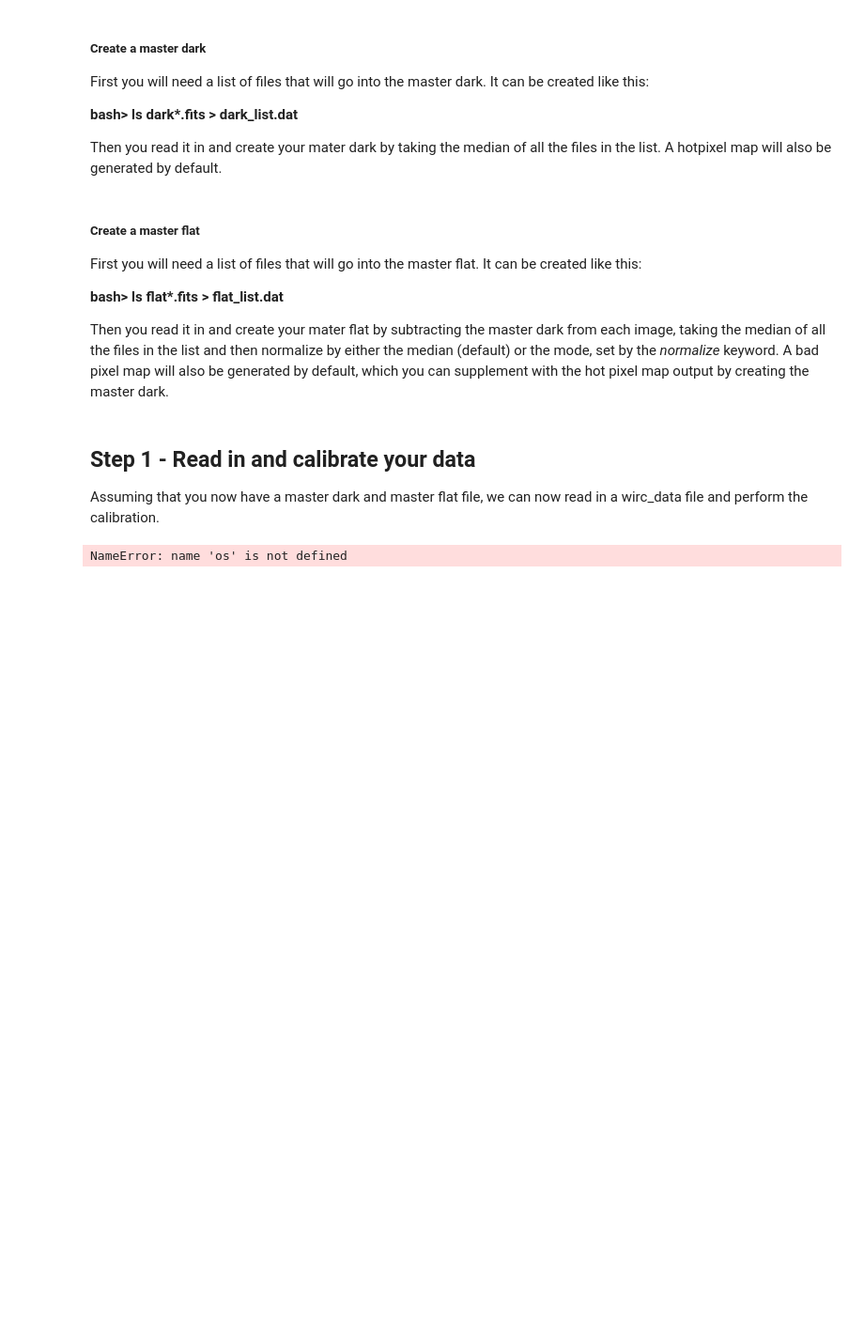
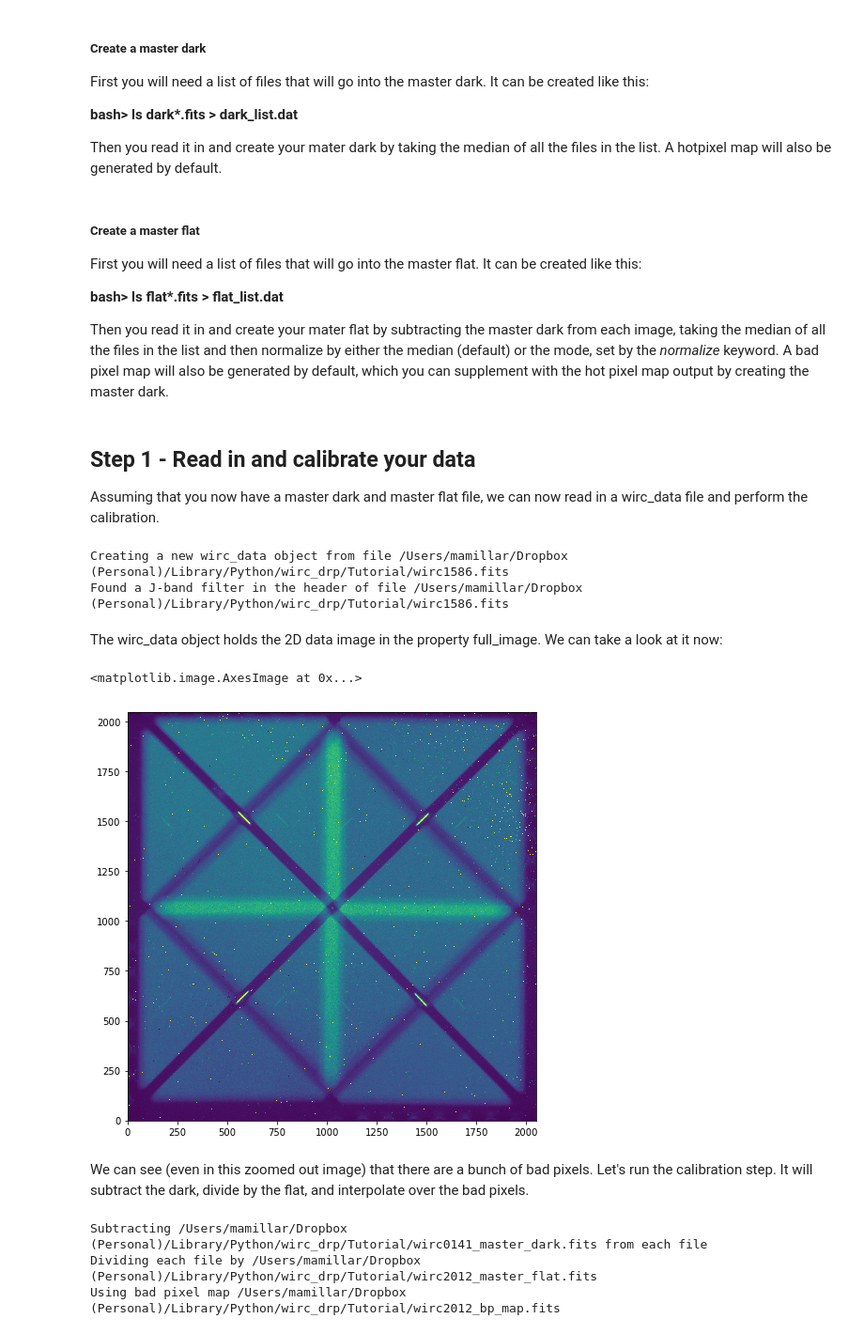
Before and after one commit to WIRC-Pol/wirc_drp, a Jupyter notebook: Tutorial/wircpol_drp Tutorial.ipynb, the cells around one changed output. Shown at 94% size. Drawn from its saved outputs; the diff is of its cells as text; code cells hidden in the pictures; blank space fills up the shorter version.

Commit message:
Working up the tutorial and continuing the migration from the old pipeline to the new!

```diff
--- a/Tutorial/wircpol_drp Tutorial.ipynb
+++ b/Tutorial/wircpol_drp Tutorial.ipynb
@@ -63,12 +63,32 @@ Then you read it in and create your mater flat by subtracting the master dark fr
 Assuming that you now have a master dark and master flat file, we can now read in a wirc_data file and perform the calibration.
 # %%
 #First we'll set up all the directories and filenames:
-wircpol_dir = os.environ['WIRCPOL_DRP'] # Your WIRCPOL_DRP directory
+wircpol_dir = os.environ['WIRC_DRP'] # Your WIRCPOL_DRP directory (with a "/" at the end!)
 tutorial_dir = wircpol_dir + "Tutorial/"
 
-raw_fn =datadir+"wirc1586.fits"
-flat_fn = datadir+"wirc2012_master_flat.fits"
-dark_fn = datadir+"wirc0141_master_dark.fits"
-bp_fn = datadir+"wirc2012_bp_map.fits"
+raw_fn =tutorial_dir+"wirc1586.fits"
+flat_fn = tutorial_dir+"wirc2012_master_flat.fits"
+dark_fn = tutorial_dir+"wirc0141_master_dark.fits"
+bp_fn = tutorial_dir+"wirc2012_bp_map.fits"
-# %% [output]
-NameError: name 'os' is not defined
+# %%
+#Now we'll create the wirc_data object, passing in the filenames for the master dark, flat and bad pixel maps
+raw_data = wo.wirc_data(raw_filename=raw_fn, flat_fn = flat_fn, dark_fn = dark_fn, bp_fn = bp_fn)
+# %% [output]
+Creating a new wirc_data object from file /Users/mamillar/Dropbox (Personal)/Library/Python/wirc_drp/Tutorial/wirc1586.fits
+Found a J-band filter in the header of file /Users/mamillar/Dropbox (Personal)/Library/Python/wirc_drp/Tutorial/wirc1586.fits
+# %% [markdown]
+The wirc_data object holds the 2D data image in the property full_image. We can take a look at it now:
+# %%
+plt.figure(figsize=(8,8))
+plt.imshow(raw_data.full_image, vmin=0, vmax=5000)
+# %% [output]
+<matplotlib.image.AxesImage at 0x...>
+[figure, added]
+# %% [markdown]
+We can see (even in this zoomed out image) that there are a bunch of bad pixels. Let's run the calibration step. It will subtract the dark, divide by the flat, and interpolate over the bad pixels.
+# %%
+raw_data.calibrate(mask_bad_pixels=False)
+# %% [output]
+Subtracting /Users/mamillar/Dropbox (Personal)/Library/Python/wirc_drp/Tutorial/wirc0141_master_dark.fits from each file
+Dividing each file by /Users/mamillar/Dropbox (Personal)/Library/Python/wirc_drp/Tutorial/wirc2012_master_flat.fits
+Using bad pixel map /Users/mamillar/Dropbox (Personal)/Library/Python/wirc_drp/Tutorial/wirc2012_bp_map.fits
```
Also changed, not shown: parts of 21 cells of this notebook, 8 other files.
